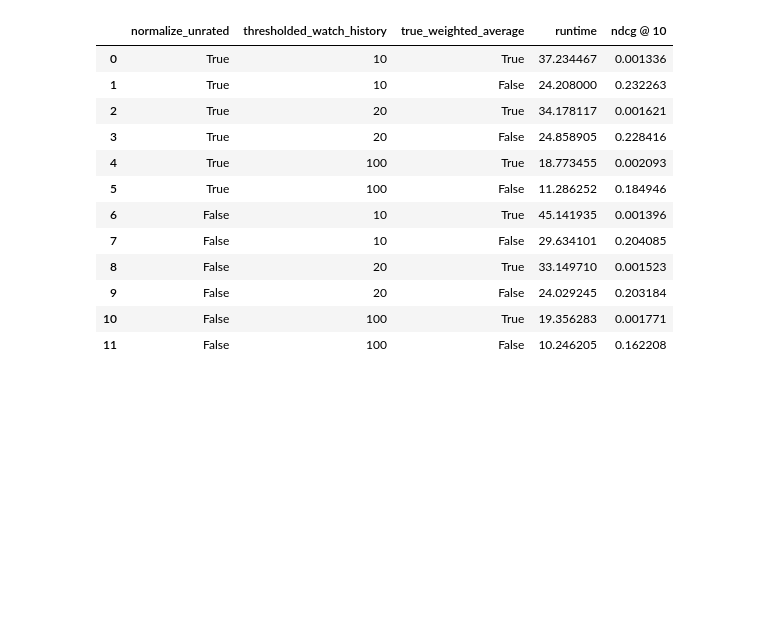
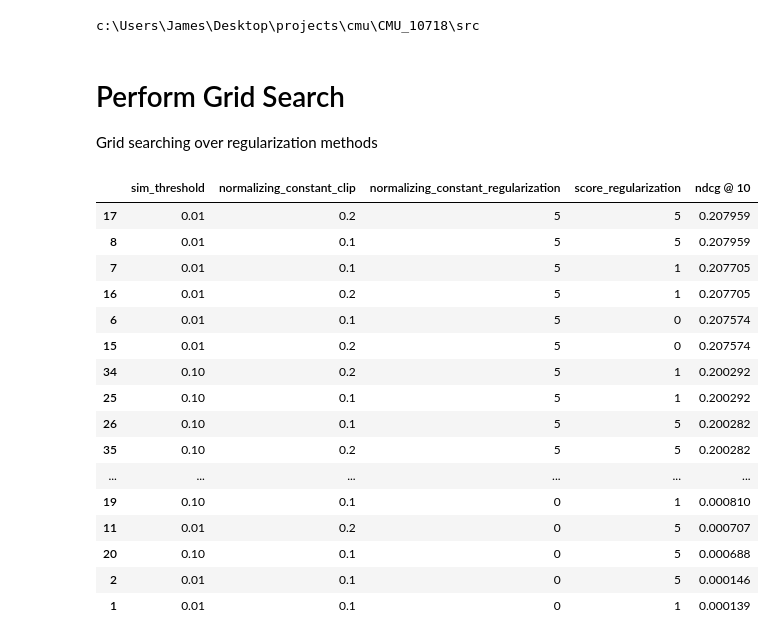
Before and after one commit to JamesZhao01/CMU_10718, a Jupyter notebook: src/jaccard_recommender/recommender_experiments.ipynb, the cells around one changed output. Cells and saved outputs as stored; diff of their text form; code cells hidden in the pictures; blank space fills up the shorter version.

Commit message:
regularization grid serach

```diff
--- a/src/jaccard_recommender/recommender_experiments.ipynb
+++ b/src/jaccard_recommender/recommender_experiments.ipynb
@@ -8,6 +5,7 @@ The autoreload extension is already loaded. To reload it, use:
 import math
 from itertools import product
 
+import os
 import numpy as np
 import pandas as pd
 import tqdm
@@ -15,16 +13,36 @@ from IPython.display import clear_output
 
 from jaccard_recommender.recommender import JaccardRecommender
 from utils.evaluator import Evaluator
+
+print(os.getcwd())
+data_path = "../data/copperunion"
+output_path = "../models/jaccard_knn"
+# %% [output]
+c:\Users\James\Desktop\projects\cmu\CMU_10718\src
+# %% [markdown]
+# Perform Grid Search
+
+Grid searching over regularization methods
 # %%
-data_path = "../data/copperunion"
-output_path = "../models/jaccard_knn"
 results = {}
+evaluator = Evaluator(
+    data_path,
+    normalize_unrated=True,
+    threshold_watch_history=10,
+)
 grid_search_parameters = [
-    ("normalize_unrated", [True, False]),
-    ("thresholded_watch_history", [10, 20, 100]),
-    ("true_weighted_average", [True, False]),
-    ("sim_matrix_sum_normalization", [True, False]),
+    # ("normalize_unrated", [True]),
+    # ("thresholded_watch_history", [10]),
+    ("true_weighted_average", [True]),
+    ("sim_matrix_normalization", ["none"]),
+    ("sim_threshold", [0.01, 0.1]),
+    ("normalizing_constant_clip", [0.1, 0.2]),
+    ("normalizing_constant_regularization", [0, 1, 5]),
+    ("score_regularization", [0, 1, 5]),
+    ("load", [True]),
+    ("evaluator", [evaluator]),
 ]
+
 total = math.prod(len(values) for _, values in grid_search_parameters)
 iterator = product(*(values for _, values in grid_search_parameters))
 parameter_names = [name for name, _ in grid_search_parameters]
@@ -38,28 +56,36 @@ clear_output()
 # %%
 data = [list(k) + list(v) for k, v in results.items()]
 df = pd.DataFrame(
     data,
     columns=parameter_names
     + [
         "runtime",
         "ndcg @ 10",
     ],
 )
+choice_columns = ["sim_threshold", "normalizing_constant_clip", "normalizing_constant_regularization", "score_regularization", "ndcg @ 10"]
+df = df[choice_columns]
+df = df.sort_values("ndcg @ 10", ascending=False)
 display(df)
+df.to_csv(f"{output_path}/grid_search.csv", index=False)
 # %% [output]
-|  | normalize_unrated | thresholded_watch_history | true_weighted_average | runtime | ndcg @ 10 |
-| 0 | True | 10 | True | 37.234467 | 0.001336 |
-| 1 | True | 10 | False | 24.208000 | 0.232263 |
-| 2 | True | 20 | True | 34.178117 | 0.001621 |
-| 3 | True | 20 | False | 24.858905 | 0.228416 |
-| 4 | True | 100 | True | 18.773455 | 0.002093 |
-| 5 | True | 100 | False | 11.286252 | 0.184946 |
-| 6 | False | 10 | True | 45.141935 | 0.001396 |
-| 7 | False | 10 | False | 29.634101 | 0.204085 |
-| 8 | False | 20 | True | 33.149710 | 0.001523 |
-| 9 | False | 20 | False | 24.029245 | 0.203184 |
-| 10 | False | 100 | True | 19.356283 | 0.001771 |
-| 11 | False | 100 | False | 10.246205 | 0.162208 |
+|  | sim_threshold | normalizing_constant_clip | normalizing_constant_regularization | score_regularization | ndcg @ 10 |
+| 17 | 0.01 | 0.2 | 5 | 5 | 0.207959 |
+| 8 | 0.01 | 0.1 | 5 | 5 | 0.207959 |
+| 7 | 0.01 | 0.1 | 5 | 1 | 0.207705 |
+| 16 | 0.01 | 0.2 | 5 | 1 | 0.207705 |
+| 6 | 0.01 | 0.1 | 5 | 0 | 0.207574 |
+| 15 | 0.01 | 0.2 | 5 | 0 | 0.207574 |
+| 34 | 0.10 | 0.2 | 5 | 1 | 0.200292 |
+| 25 | 0.10 | 0.1 | 5 | 1 | 0.200292 |
+| 26 | 0.10 | 0.1 | 5 | 5 | 0.200282 |
+| 35 | 0.10 | 0.2 | 5 | 5 | 0.200282 |
+| ... | ... | ... | ... | ... | ... |
+| 19 | 0.10 | 0.1 | 0 | 1 | 0.000810 |
+| 11 | 0.01 | 0.2 | 0 | 5 | 0.000707 |
+| 20 | 0.10 | 0.1 | 0 | 5 | 0.000688 |
+| 2 | 0.01 | 0.1 | 0 | 5 | 0.000146 |
+| 1 | 0.01 | 0.1 | 0 | 1 | 0.000139 |
 # %%
 options_1 = {
     "normalize_unrated": True,
```
Also changed, not shown: parts of 4 cells of this notebook, 2 other files.
